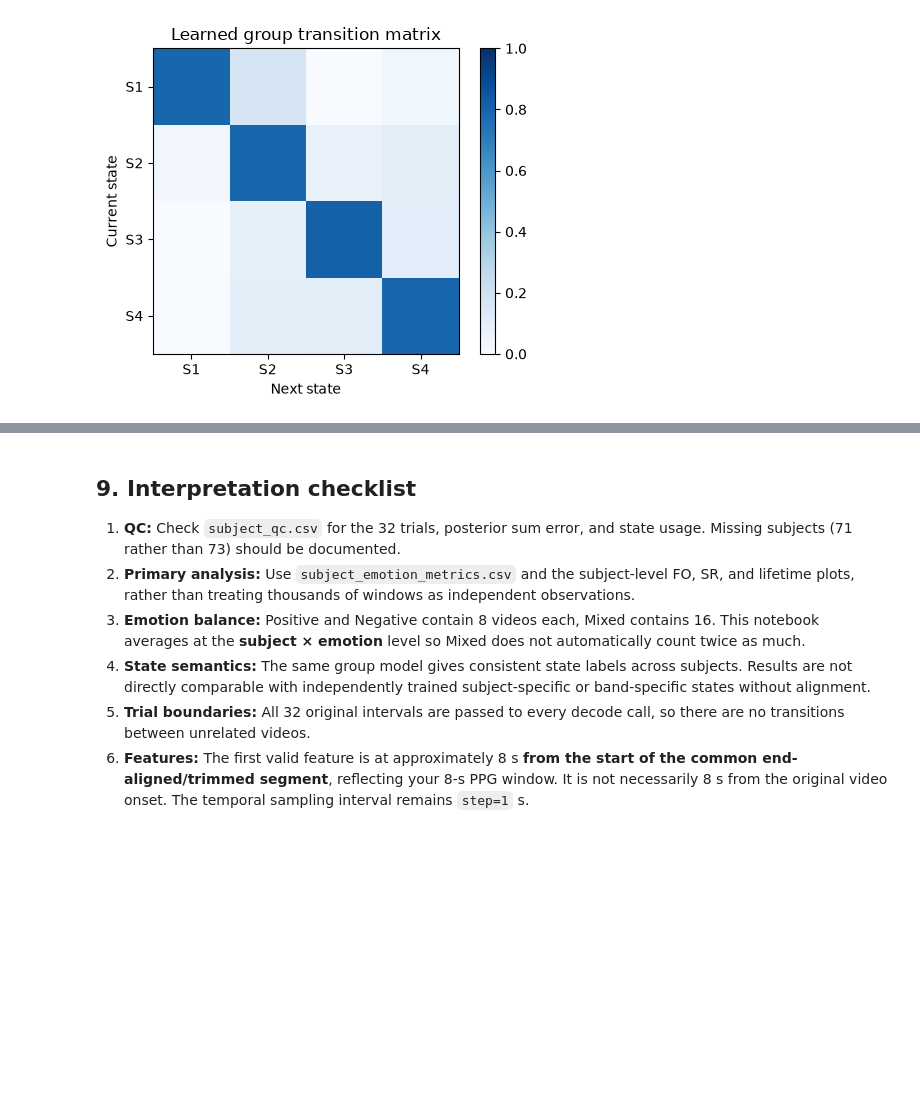
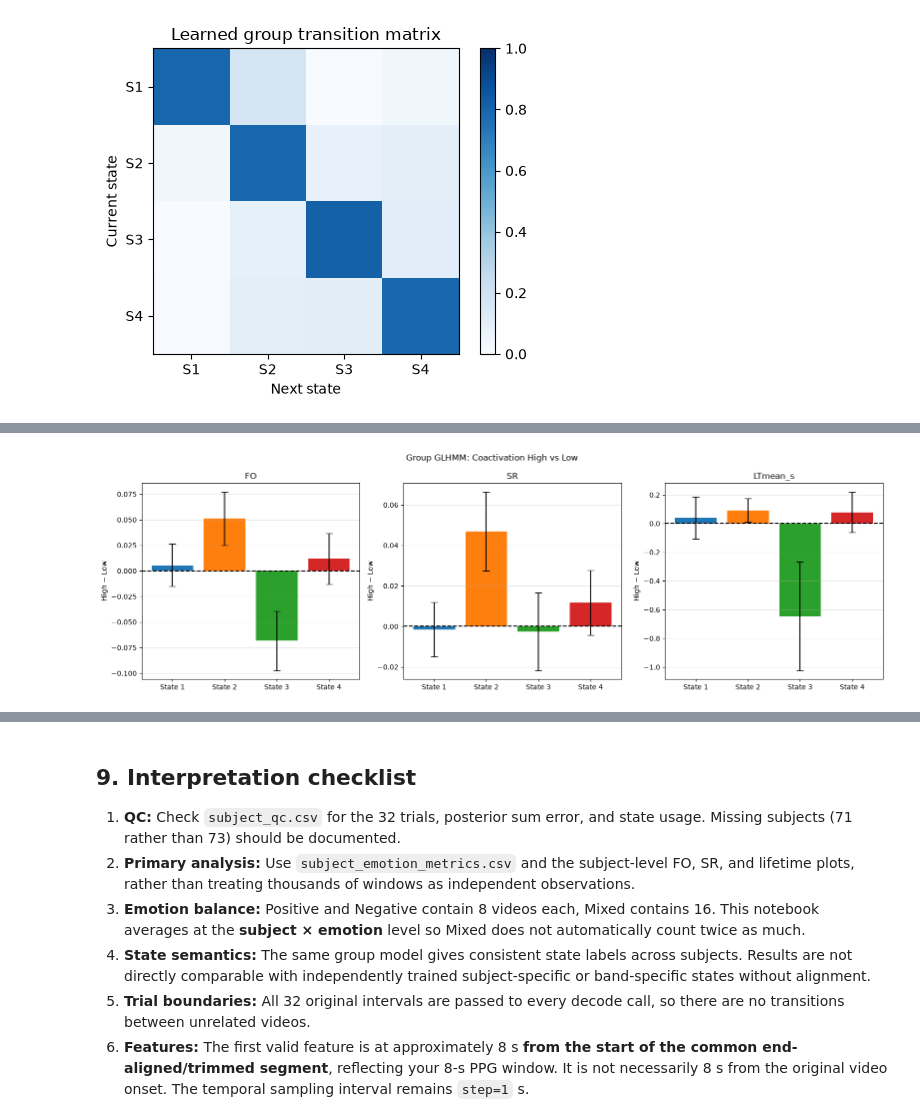
Before and after one commit to pipogood/GLHMM-Emotion, a Jupyter notebook: try/step3_5_group_result_evaluation.ipynb, the cells around one changed output, grey strips where cells are left out. Cells and saved outputs as stored; diff of their text form; code cells hidden in the pictures; blank space fills up the shorter version.

```diff
--- a/try/step3_5_group_result_evaluation.ipynb
+++ b/try/step3_5_group_result_evaluation.ipynb
@@ -825,0 +1028,94 @@ if hasattr(hmm, "P"):
+# %%
+import matplotlib.pyplot as plt
+from scipy.stats import wilcoxon
+
+metrics = ["FO", "SR", "LTmean_s"]
+
+fig, axes = plt.subplots(
+    1, 3,
+    figsize=(16, 5)
+)
+
+results = []
+
+for ax, metric in zip(axes, metrics):
+
+    for k in range(1, K + 1):
+
+        state_data = subject_rating_metrics[
+            subject_rating_metrics["state"] == k
+        ]
+
+        wide = state_data.pivot(
+            index="subject_id",
+            columns="rating_group",
+            values=metric
+        )
+
+        if not {"High", "Low"}.issubset(wide.columns):
+            continue
+
+        # Keep subjects with both ratings
+        wide = wide[["High", "Low"]].dropna()
+
+        difference = (
+            wide["High"] - wide["Low"]
+        ).to_numpy()
+
+
+        if len(difference) == 0:
+            continue
+
+        mean_diff = np.mean(difference)
+
+        if len(difference) > 1:
+            sem = np.std(difference, ddof=1) / np.sqrt(len(difference))
+        else:
+            sem = np.nan
+
+        ax.bar(
+            k,
+            mean_diff,
+            yerr=sem,
+            capsize=5
+        )
+
+        if len(difference) >= 3 and np.any(difference != 0):
+            p_value = wilcoxon(difference).pvalue
+        else:
+            p_value = np.nan
+
+        results.append({
+            "Metric": metric,
+            "State": k,
+            "N_subjects": len(difference),
+            "Mean_High_minus_Low": mean_diff,
+            "p_uncorrected": p_value
+        })
+
+    ax.axhline(
+        0,
+        color="black",
+        linestyle="--"
+    )
+
+    ax.set_xticks(
+        range(1, K+1),
+        [f"State {k}" for k in range(1, K+1)]
+    )
+
+    ax.set_title(metric)
+    ax.set_ylabel("High − Low")
+    ax.grid(axis="y", alpha=0.3)
+
+plt.suptitle(
+    f"Group GLHMM: {rating_name} High vs Low"
+)
+
+plt.tight_layout()
+plt.show()
+
+results_df = pd.DataFrame(results)
+display(results_df)
+# %% [output]
+[figure, added]
```
Also changed, not shown: parts of 10 cells of this notebook, 20 other files.
